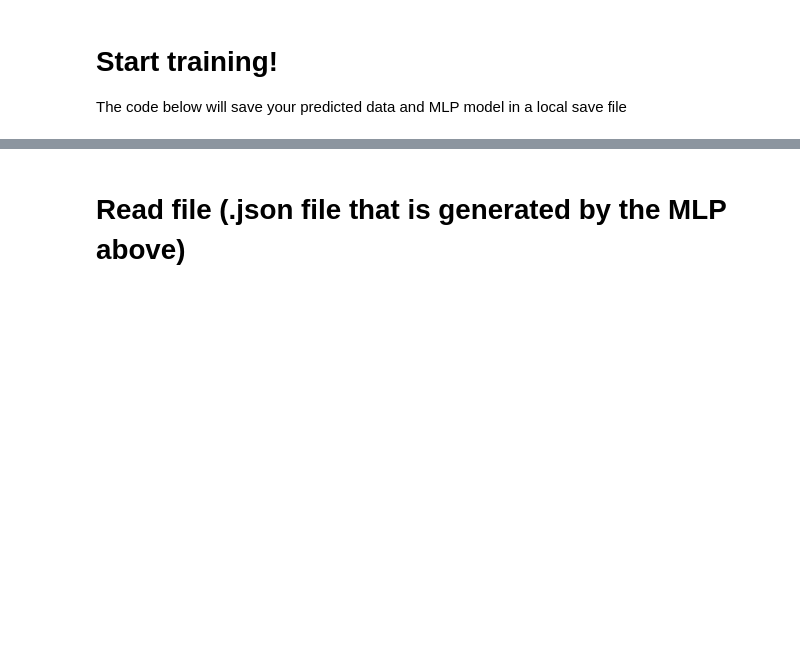
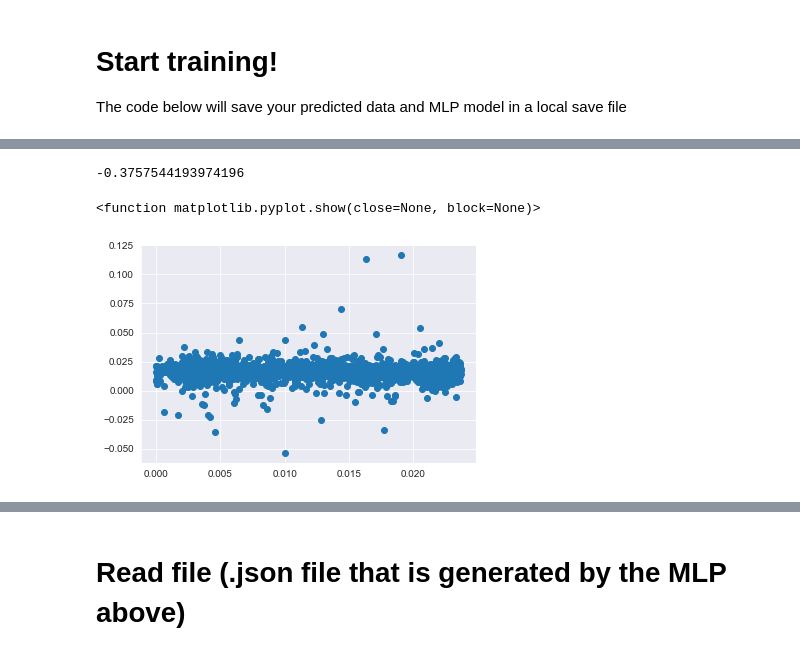
Before and after one commit to NiwEoj/Dr-Soo-ML, a Jupyter notebook: First ML/First ML.ipynb, the cells around one changed output, grey strips where cells are left out. Cells and saved outputs as stored; diff of their text form; code cells hidden in the pictures; blank space fills up the shorter version.

Commit message:
updated scaler

```diff
--- a/First ML/First ML.ipynb
+++ b/First ML/First ML.ipynb
@@ -188 +188,14 @@ plt.scatter(testY,mlp.predict(testX))
+# %%
+mlp = MLPRegressor(hidden_layer_sizes=(100,100,100),activation='relu', solver='adam',batch_size='auto', random_state = 33)
+scaler = StandardScaler()
+trainX = scaler.fit_transform(datasetX[0])
+testX = scaler.fit_transform(datasetX[1])
+regr = mlp.fit(datasetX[0],datasetY[0])
+print(regr.score(datasetX[1],datasetY[1]))
+plt.scatter(datasetY[1],mlp.predict(datasetX[1]))
+plt.show
+# %% [output]
+-0.3757544193974196
+<function matplotlib.pyplot.show(close=None, block=None)>
+[figure, added]
 # %%
```
Also changed, not shown: parts of 3 cells of this notebook.
